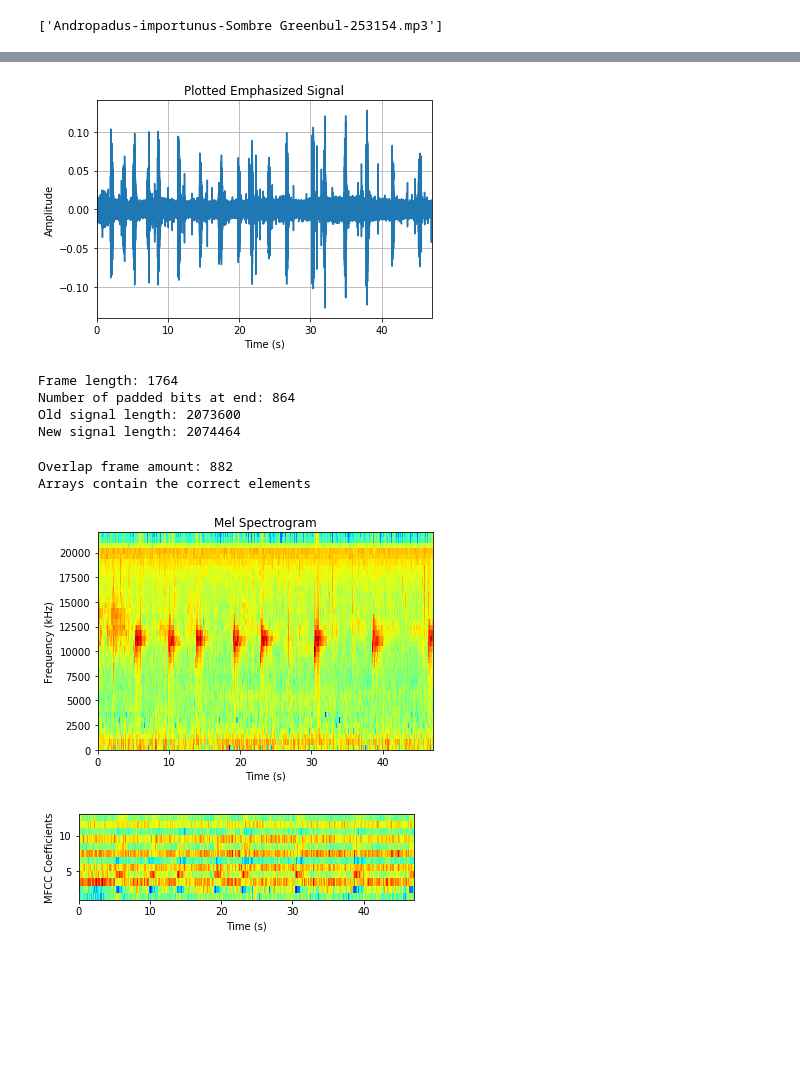
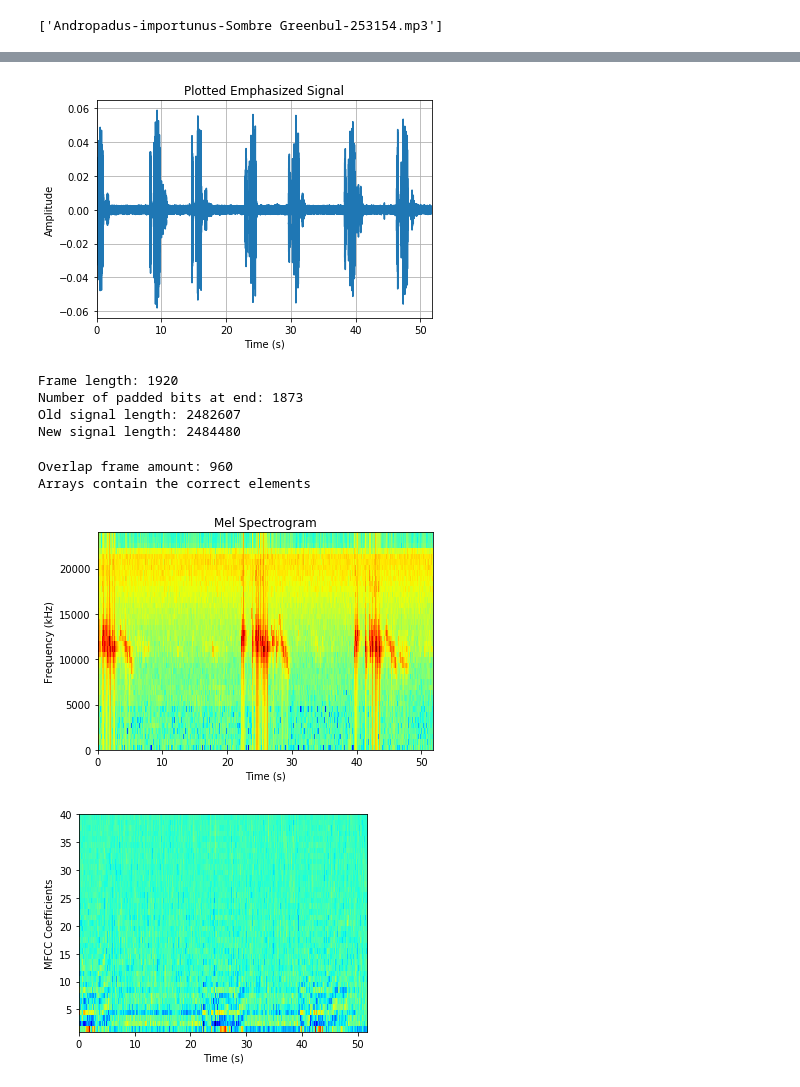
Before and after one commit to BAD-Classifier/Signal-Processing, a Jupyter notebook: MFCC_Final.ipynb, the cells around one changed output, grey strips where cells are left out. Saved outputs shown, nothing was run; the diff lists cells and outputs as text; code cells hidden in the pictures; blank space fills up the shorter version.

```diff
--- a/MFCC_Final.ipynb
+++ b/MFCC_Final.ipynb
@@ -49,7 +49,7 @@ print(records_to_process)
 #    signal_length = len(signal)
 #    total_time = signal_length/sample_rate
 
-sample_rate, signal = scipy.io.wavfile.read('Sombre Greenbul-3.wav')
+sample_rate, signal = scipy.io.wavfile.read('Sombre Greenbul 1.wav')
 nyquist = sample_rate/2;
 signal_length = len(signal)
 total_time = signal_length/sample_rate
@@ -88,7 +87,7 @@ plt.grid(True)
 plt.xlim([0, total_time])
 plt.show()
 # %% [output]
-[figure, old version]
+[figure, new version]
 # %%
 #Want 40ms frames with 50% overlap
 frame_size = 0.040
@@ -104,10 +103,10 @@ print("Number of padded bits at end: " + str(padded_bits))
 print("Old signal length: " + str(signal_length))
 print("New signal length: " + str(signal_length_new))
 # %% [output]
-Frame length: 1764
-Number of padded bits at end: 864
-Old signal length: 2073600
-New signal length: 2074464
+Frame length: 1920
+Number of padded bits at end: 1873
+Old signal length: 2482607
+New signal length: 2484480
 # %%
 factor = int(frame_length * overlap)   #Frame step?
 print("Overlap frame amount: " + str(factor))
@@ -124,7 +123,7 @@ for i in range(0,factor):          #Change factor here is you want to make the o
 if (extract == extracted[0]).all():
     print("Arrays contain the correct elements")
 # %% [output]
-Overlap frame amount: 882
+Overlap frame amount: 960
 Arrays contain the correct elements
 # %%
 window_size = numpy.arange(frame_length)
@@ -176,17 +175,17 @@ plt.xlabel('Time (s)')
 plt.title('Mel Spectrogram')
 plt.show()
 # %% [output]
-[figure, old version]
+[figure, new version]
 # %%
-numceps = 13
+numceps = 40
 
 mfcc = dct(filter_banks, type=2, axis=1, norm='ortho')[:, 1 : numceps]
 plt.imshow(numpy.flipud(mfcc.T), cmap=cm.jet, extent=[0,total_time,1,numceps])
 plt.ylabel('MFCC Coefficients')
 plt.xlabel('Time (s)')
 plt.show()
 # %% [output]
-[figure, old version]
+[figure, new version]
 # %%
 cep_lifter = 22
 
```
Also changed, not shown: parts of 6 cells of this notebook, 1 other file.
